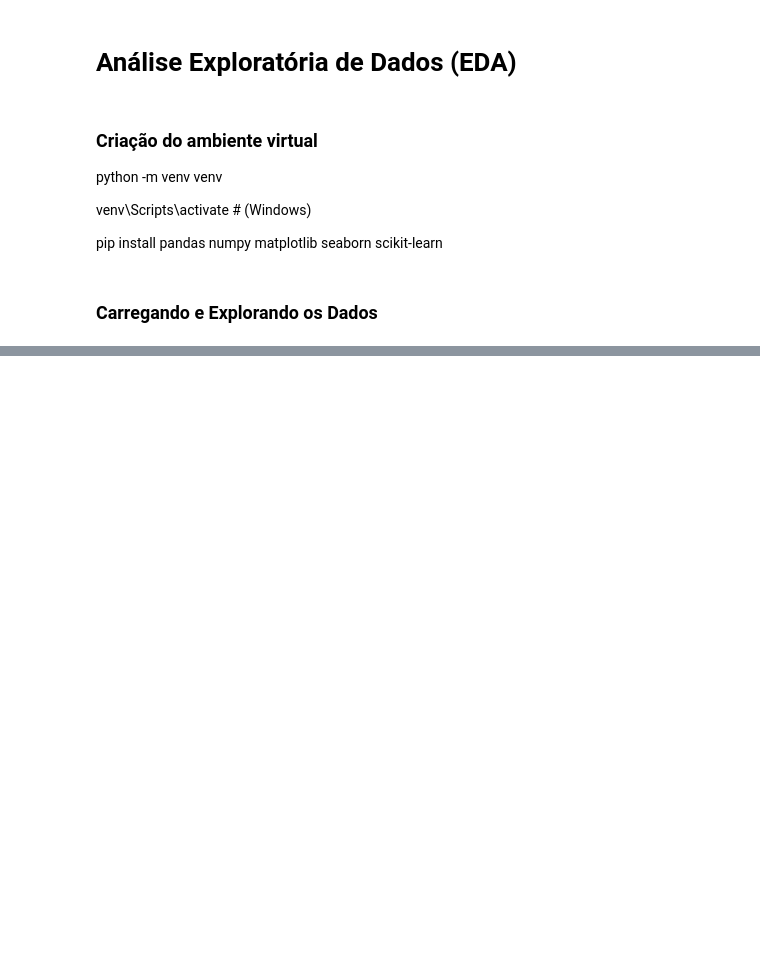
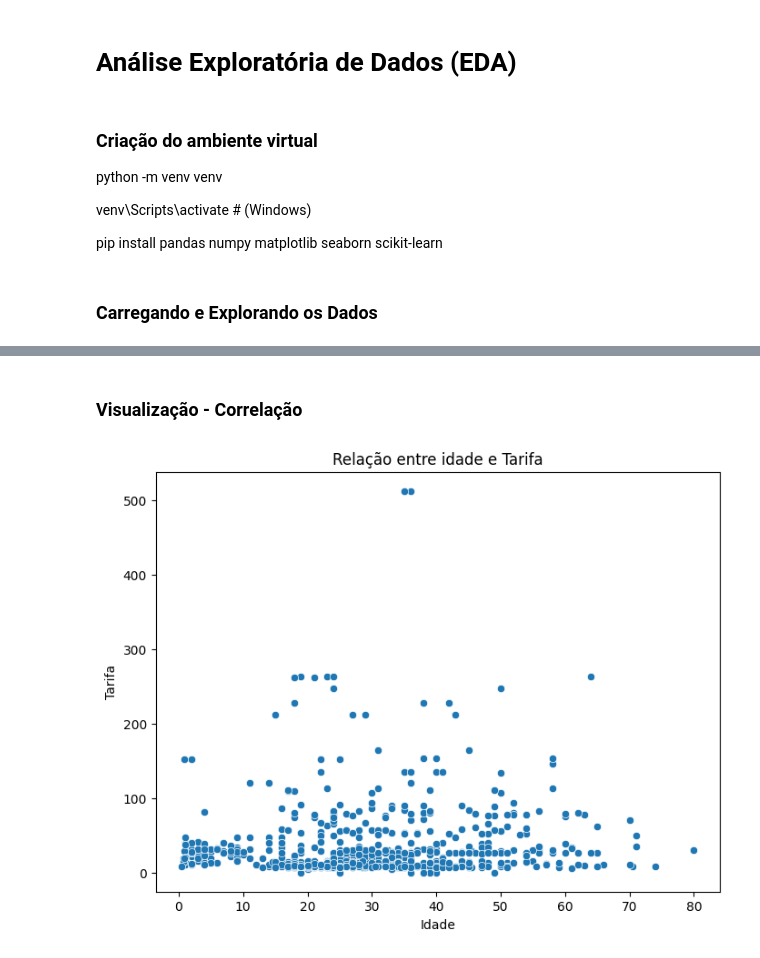
Before and after one commit to josafasantos/projetos, a Jupyter notebook: Ciencia-dados/03-analise-exploratoria-dados/03-analise-exploratoria-dados.ipynb, the cells around one changed output, grey strips where cells are left out. Saved outputs shown, nothing was run; the diff lists cells and outputs as text; code cells hidden in the pictures; blank space fills up the shorter version.

```diff
--- a/Ciencia-dados/03-analise-exploratoria-dados/03-analise-exploratoria-dados.ipynb
+++ b/Ciencia-dados/03-analise-exploratoria-dados/03-analise-exploratoria-dados.ipynb
@@ -99,0 +95,12 @@ plt.show()
+# %% [markdown]
+### Visualização - Correlação
+# %%
+# Relação entre Idade e Tarifa
+plt.figure(figsize=(8,6))
+sns.scatterplot(x='Age', y='Fare', data=df)
+plt.title('Relação entre idade e Tarifa')
+plt.xlabel('Idade')
+plt.ylabel('Tarifa')
+plt.show()
+# %% [output]
+[figure, added]
```
Also changed, not shown: parts of 16 cells of this notebook.
